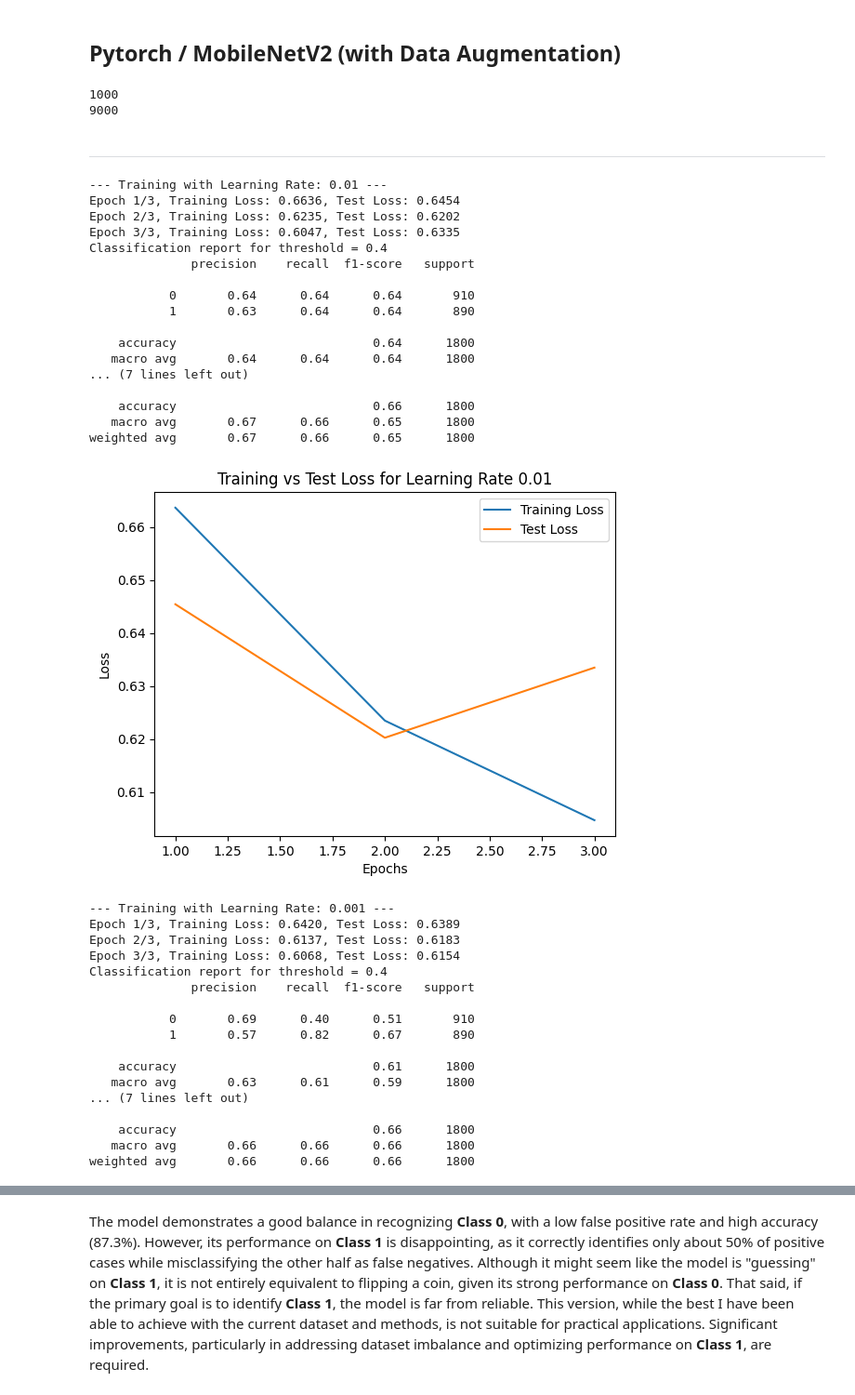
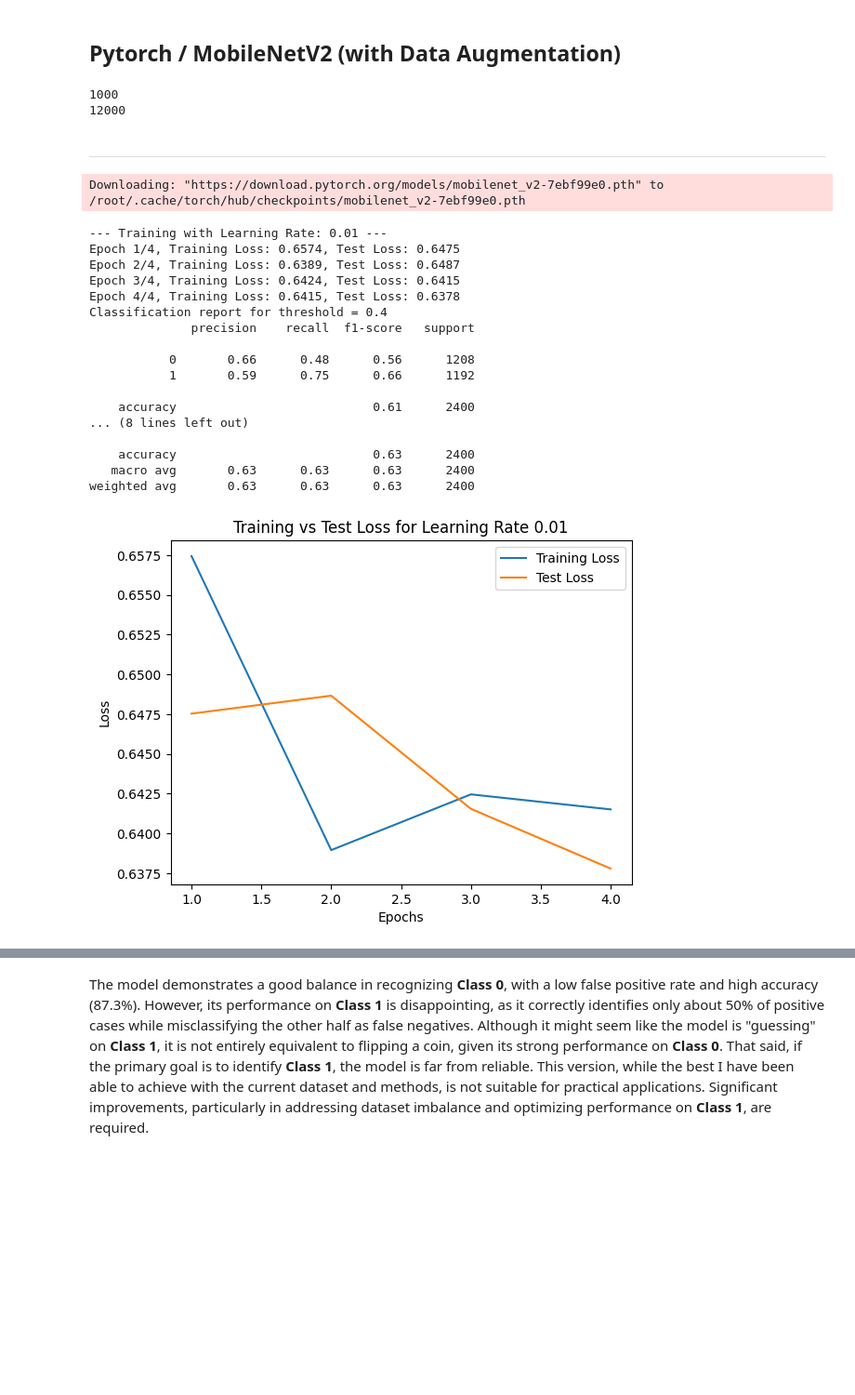
Before and after one commit to arsenilsina/ChestXRay-Classifier, a Jupyter notebook: nih_chest_xray.ipynb, the cells around one changed output, grey strips where cells are left out. Shown at 93% size. Cells and saved outputs as stored; diff of their text form; code cells hidden in the pictures; blank space fills up the shorter version.

```diff
--- a/nih_chest_xray.ipynb
+++ b/nih_chest_xray.ipynb
@@ -144,8 +120,8 @@ class_1_data = [r for r in data_tot if "Infiltration" in r["labels"]]
 class_0_data = [r for r in data_tot if "Infiltration" not in r["labels"]]
 
 random.seed(42)
-class_1_sampled = random.sample(class_1_data, 3500)
-class_0_sampled = random.sample(class_0_data, 4500)
+class_1_sampled = random.sample(class_1_data, 5000)
+class_0_sampled = random.sample(class_0_data, 6000)
 
 balanced_data = class_0_sampled + class_1_sampled
 
@@ -251,3 +230,3 @@ Training set (batch): 100
 # %%
-history = model_tf.fit(train_set, epochs=3)
+history = model_tf.fit(train_set, epochs=4)
 # %% [output]
@@ -351,6 +334,6 @@ optimizer = optim.Adam(model.parameters(), lr=0.001)
 # %%
 # Training
-num_epochs = 3
+num_epochs = 4
 
 for epoch in range(num_epochs):
     model.train()
@@ -467,5 +451,5 @@ Training set: 113
 optimizer = tf.keras.optimizers.Adam(learning_rate=0.001)
 model_tf.compile(optimizer=optimizer, loss='binary_crossentropy', metrics=['accuracy'])
 # %%
-history = model_tf.fit(train_set, epochs=3)
+history = model_tf.fit(train_set, epochs=4)
 # %% [output]
@@ -547,7 +533,7 @@ combined_dataset = ConcatDataset([base_dataset, class_1_data_augmented])
 print(len(combined_dataset))
 # %% [output]
 1000
-9000
+12000
 # %%
 # DataLoader
 train_size = int(0.8 * len(combined_dataset))
@@ -624,66 +610,50 @@ def train_and_evaluate(model, optimizer, learning_rate, num_epochs, train_loader
     return y_true, y_pred, training_losses, test_losses
 
 # Initialize models, optimizers, and train
 results = {}
 learning_rates = [0.01, 0.001]
 
 for lr in learning_rates:
     # Clone the base model
     model = mobilenet_v2(weights=MobileNet_V2_Weights.DEFAULT)
     model.classifier[1] = nn.Linear(model.last_channel, 1)
     model = model.to(device)
 
     # Define optimizer
     optimizer = optim.Adam(model.classifier.parameters(), lr=lr)
 
     # Train and evaluate
-    y_true, y_pred, training_losses, test_losses = train_and_evaluate(model, optimizer, lr, num_epochs=3, train_loader=train_loader, test_loader=test_loader)
+    y_true, y_pred, training_losses, test_losses = train_and_evaluate(model, optimizer, lr, num_epochs=4, train_loader=train_loader, test_loader=test_loader)
 
     # Store results for further analysis
     results[lr] = (y_true, y_pred, training_losses, test_losses)
 
     # Plot Training vs Test Loss for this learning rate
     plt.figure()
     plt.plot(range(1, len(training_losses) + 1), training_losses, label="Training Loss")
     plt.plot(range(1, len(test_losses) + 1), test_losses, label="Test Loss")
     plt.xlabel("Epochs")
     plt.ylabel("Loss")
     plt.title(f"Training vs Test Loss for Learning Rate {lr}")
     plt.legend()
     plt.show()
 # %% [output]
---- Training with Learning Rate: 0.01 ---
-Epoch 1/3, Training Loss: 0.6636, Test Loss: 0.6454
-Epoch 2/3, Training Loss: 0.6235, Test Loss: 0.6202
-Epoch 3/3, Training Loss: 0.6047, Test Loss: 0.6335
-Classification report for threshold = 0.4
-              precision    recall  f1-score   support
-
-           0       0.64      0.64      0.64       910
-           1       0.63      0.64      0.64       890
-
-    accuracy                           0.64      1800
-   macro avg       0.64      0.64      0.64      1800
-... (7 lines left out)
-
-    accuracy                           0.66      1800
-   macro avg       0.67      0.66      0.65      1800
-weighted avg       0.67      0.66      0.65      1800
+Downloading: "https://download.pytorch.org/models/mobilenet_v2-7ebf99e0.pth" to /root/.cache/torch/hub/checkpoints/mobilenet_v2-7ebf99e0.pth
+--- Training with Learning Rate: 0.01 ---
+Epoch 1/4, Training Loss: 0.6574, Test Loss: 0.6475
+Epoch 2/4, Training Loss: 0.6389, Test Loss: 0.6487
+Epoch 3/4, Training Loss: 0.6424, Test Loss: 0.6415
+Epoch 4/4, Training Loss: 0.6415, Test Loss: 0.6378
+Classification report for threshold = 0.4
+              precision    recall  f1-score   support
+
+           0       0.66      0.48      0.56      1208
+           1       0.59      0.75      0.66      1192
+
+    accuracy                           0.61      2400
+... (8 lines left out)
+
+    accuracy                           0.63      2400
+   macro avg       0.63      0.63      0.63      2400
+weighted avg       0.63      0.63      0.63      2400
-[figure, old version]
+[figure, new version]
---- Training with Learning Rate: 0.001 ---
-Epoch 1/3, Training Loss: 0.6420, Test Loss: 0.6389
-Epoch 2/3, Training Loss: 0.6137, Test Loss: 0.6183
-Epoch 3/3, Training Loss: 0.6068, Test Loss: 0.6154
-Classification report for threshold = 0.4
-              precision    recall  f1-score   support
-
-           0       0.69      0.40      0.51       910
-           1       0.57      0.82      0.67       890
-
-    accuracy                           0.61      1800
-   macro avg       0.63      0.61      0.59      1800
-... (7 lines left out)
-
-    accuracy                           0.66      1800
-   macro avg       0.66      0.66      0.66      1800
-weighted avg       0.66      0.66      0.66      1800
```
Also changed, not shown: parts of 21 cells of this notebook.
